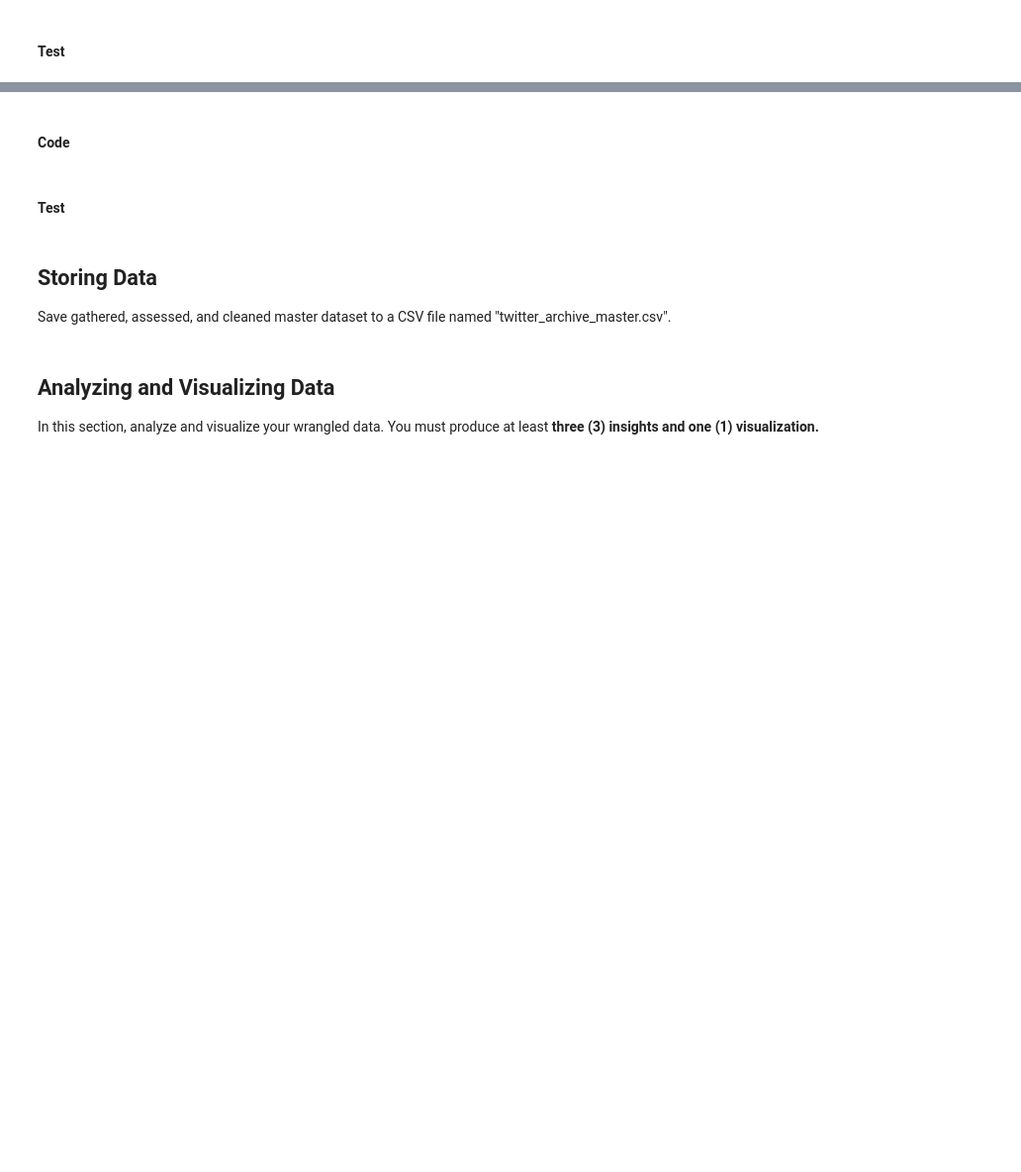
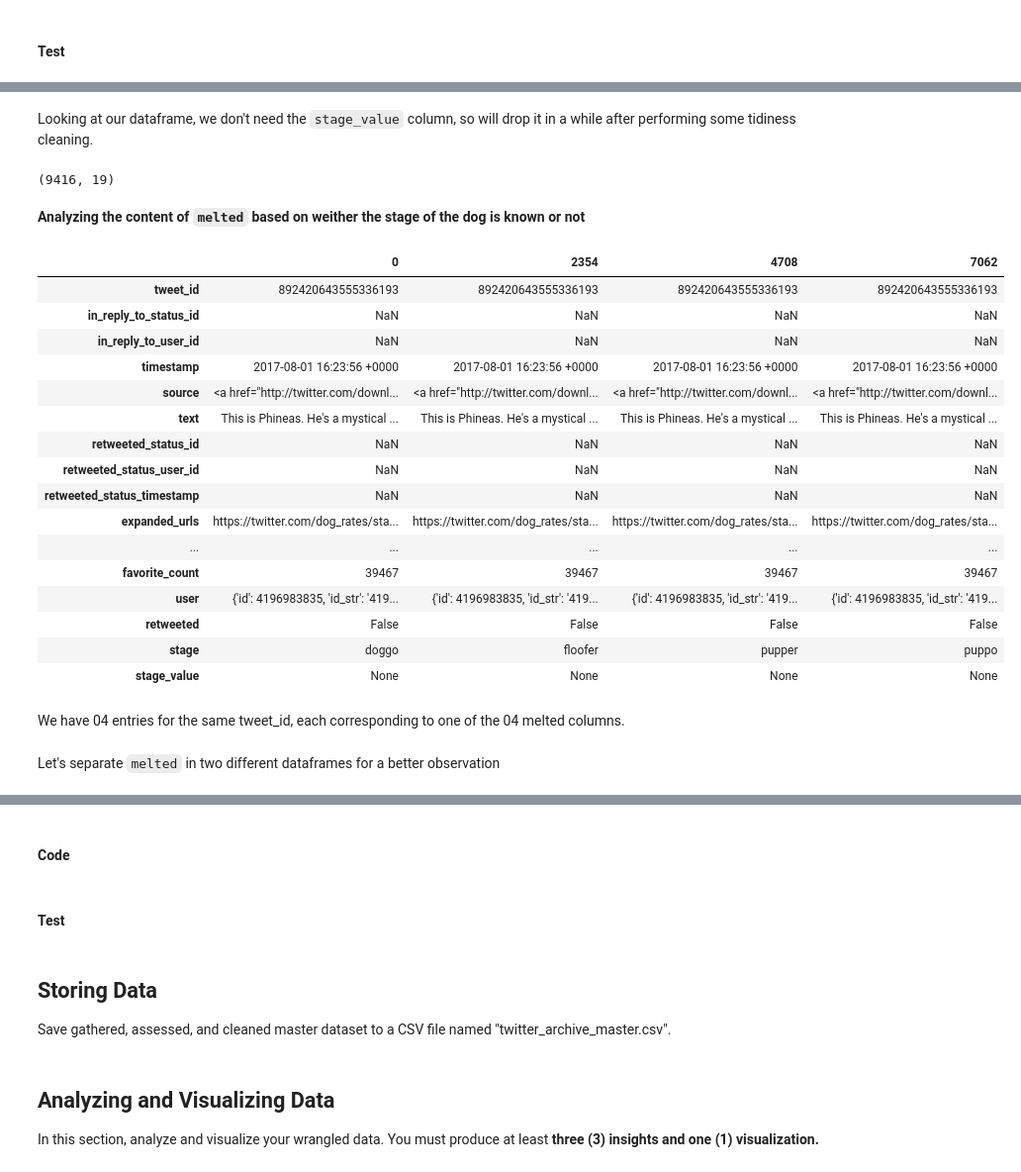
Before and after one commit to patricetg/udacity-data-analyst-project2, a Jupyter notebook: 1 - wrangle_act.ipynb, the cells around one changed output, grey strips where cells are left out. Shown: that part at 99% size. Drawn from its saved outputs; the diff is of its cells as text; code cells hidden in the pictures; blank space fills up the shorter version.

Commit message:
Clean spotted tidiness issues

```diff
--- a/1 - wrangle_act.ipynb
+++ b/1 - wrangle_act.ipynb
@@ -229,0 +562,6 @@ In this section, clean **all** of the issues you documented while assessing.
+# %%
+# Merging the two dataset
+
+# https://stackoverflow.com/questions/43297589/merge-two-data-frames-based-on-common-column-values-in-pandas
+twitter_df = twitter_archive_df.merge(tweets_df, how="inner",left_on="tweet_id", right_on="id")
+twitter_df.shape
@@ -233,0 +597,4 @@ In this section, clean **all** of the issues you documented while assessing.
+# %%
+# Dropping redundant id column
+twitter_df.drop(["id"],axis=1, inplace=True)
+twitter_df.head(2).T
@@ -235,0 +647,7 @@ In this section, clean **all** of the issues you documented while assessing.
+# %%
+id_vars = twitter_df.columns.tolist()
+id_vars.remove("doggo")
+id_vars.remove("floofer")
+id_vars.remove("pupper")
+id_vars.remove("puppo")
+id_vars
@@ -235,0 +672,3 @@ In this section, clean **all** of the issues you documented while assessing.
+# %%
+melted = pd.melt(twitter_df, id_vars=id_vars, var_name="stage", value_name="stage_value")
+melted.head(3).T
@@ -235,0 +693,6 @@ In this section, clean **all** of the issues you documented while assessing.
+# %% [markdown]
+Looking at our dataframe, we don't need the `stage_value` column, so will drop it in a while after performing some tidiness cleaning.
+# %%
+melted.shape
+# %% [output]
+(9416, 19)
@@ -235,0 +701,27 @@ In this section, clean **all** of the issues you documented while assessing.
+# %% [markdown]
+**Analyzing the content of `melted` based on weither the stage of the dog is known or not**
+# %%
+# Visual assessement of the tweet which id is 892420643555336193 (this tweet dog stage is unknow)
+melted[ melted["tweet_id"]==892420643555336193 ].T
+# %% [output]
+|  | 0 | 2354 | 4708 | 7062 |
+| tweet_id | 892420643555336193 | 892420643555336193 | 892420643555336193 | 892420643555336193 |
+| in_reply_to_status_id | NaN | NaN | NaN | NaN |
+| in_reply_to_user_id | NaN | NaN | NaN | NaN |
+| timestamp | 2017-08-01 16:23:56 +0000 | 2017-08-01 16:23:56 +0000 | 2017-08-01 16:23:56 +0000 | 2017-08-01 16:23:56 +0000 |
+| source | <a href="http://twitter.com/downl... | <a href="http://twitter.com/downl... | <a href="http://twitter.com/downl... | <a href="http://twitter.com/downl... |
+| text | This is Phineas. He's a mystical ... | This is Phineas. He's a mystical ... | This is Phineas. He's a mystical ... | This is Phineas. He's a mystical ... |
+| retweeted_status_id | NaN | NaN | NaN | NaN |
+| retweeted_status_user_id | NaN | NaN | NaN | NaN |
+| retweeted_status_timestamp | NaN | NaN | NaN | NaN |
+| expanded_urls | https://twitter.com/dog_rates/sta... | https://twitter.com/dog_rates/sta... | https://twitter.com/dog_rates/sta... | https://twitter.com/dog_rates/sta... |
+| ... | ... | ... | ... | ... |
+| favorite_count | 39467 | 39467 | 39467 | 39467 |
+| user | {'id': 4196983835, 'id_str': '419... | {'id': 4196983835, 'id_str': '419... | {'id': 4196983835, 'id_str': '419... | {'id': 4196983835, 'id_str': '419... |
+| retweeted | False | False | False | False |
+| stage | doggo | floofer | pupper | puppo |
+| stage_value | None | None | None | None |
+# %% [markdown]
+We have 04 entries for the same tweet_id, each corresponding to one of the 04 melted columns.
+# %% [markdown]
+Let's separate `melted` in two different dataframes for a better observation
```
Also changed, not shown: parts of 118 cells of this notebook.
